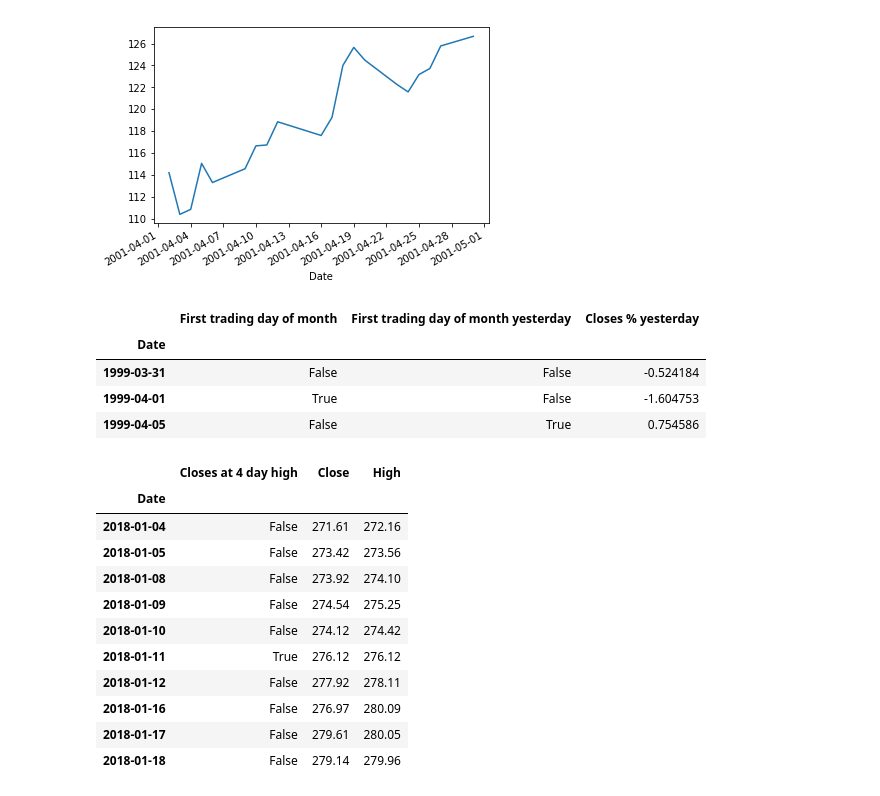
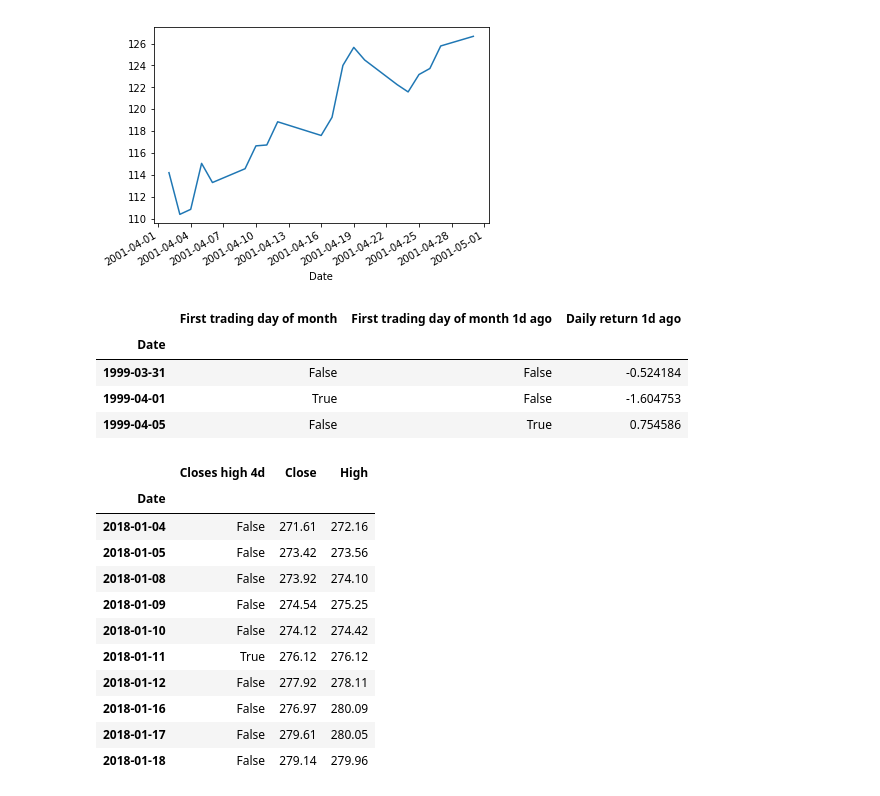
Before and after one commit to minimalgeek/DeepLearning, a Jupyter notebook: Stock/notebooks/RH/04_RH_features.ipynb, the cells around one changed output. Cells and saved outputs as stored; diff of their text form; code cells hidden in the pictures.

```diff
--- a/Stock/notebooks/RH/04_RH_features.ipynb
+++ b/Stock/notebooks/RH/04_RH_features.ipynb
@@ -76,3 +76,3 @@ data['Closes down 1 day'] = data['Close'] < data.shift(1)['Close']
 # %%
-data['Closes down 2 day'] = data['Closes down 1 day'] & (data.shift(1)['Close'] < data.shift(2)['Close'])
+data['Closes down 2d'] = data['Closes down 1d'] & (data.shift(1)['Close'] < data.shift(2)['Close'])
 # %%
@@ -100,5 +100,5 @@ data.head(2)
 | 1999-03-10 | 128.4687 | 129.2500 | 127.7812 | 129.1875 | 3950000 | Wed | 3 | False | ... |
 | 1999-03-11 | 129.6875 | 131.1875 | 128.8750 | 130.6250 | 6583700 | Thu | 3 | False | ... |
 # %%
-data['Closes %'] = data['Close'].pct_change().fillna(0)*100
+data['Daily return'] = data['Close'].pct_change().fillna(0)*100
 # %%
@@ -114,3 +114,3 @@ Name: Closes %, dtype: float64
 # %%
-data['Lowest volume 5 days'] = data['Volume'].rolling(5).min() == data['Volume']
+data['Lowest volume 5d'] = data['Volume'].rolling(5).min() == data['Volume']
 # %%
@@ -129,5 +129,5 @@ data.head(10)[['Volume', 'Lowest volume 5 days']]
 | 1999-03-22 | 4603800 | False |
 | 1999-03-23 | 9713800 | False |
 # %%
-data['Closes % 5 days'] = data['Close'].pct_change(5).fillna(0)*100
+data['Daily return 5d'] = data['Close'].pct_change(5).fillna(0)*100
 # %%
@@ -197,11 +197,11 @@ data['Close']['2001-04'].plot()
 <matplotlib.axes._subplots.AxesSubplot at 0x...>
 [figure]
 # %%
-data['Closes % yesterday'] = data['Closes %'].shift(1).fillna(0)
-data['First trading day of month yesterday'] = data['First trading day of month'].shift(1).fillna(False)
-data[['First trading day of month', 'First trading day of month yesterday', 'Closes % yesterday']].iloc[15:18]
+data['Daily return S(1d)'] = data['Daily return'].shift(1).fillna(0)
+data['First trading day of month S(1d)'] = data['First trading day of month'].shift(1).fillna(False)
+data[['First trading day of month', 'First trading day of month S(1d)', 'Daily return S(1d)']].iloc[15:18]
 # %% [output]
-|  | First trading day of month | First trading day of month yesterday | Closes % yesterday |
+|  | First trading day of month | First trading day of month 1d ago | Daily return 1d ago |
 | Date |  |  |  |
 | 1999-03-31 | False | False | -0.524184 |
 | 1999-04-01 | True | False | -1.604753 |
@@ -219,7 +219,7 @@ data['Closes at 4 day high'] = data['High'].rolling(4).max() == data['Close']
 # %%
-data[['Closes at 4 day high', 'Close', 'High']].tail(10)
+data[['Closes high 4d', 'Close', 'High']].tail(10)
 # %% [output]
-|  | Closes at 4 day high | Close | High |
+|  | Closes high 4d | Close | High |
 | Date |  |  |  |
 | 2018-01-04 | False | 271.61 | 272.16 |
 | 2018-01-05 | False | 273.42 | 273.56 |
```
Also changed, not shown: parts of 64 cells of this notebook.
